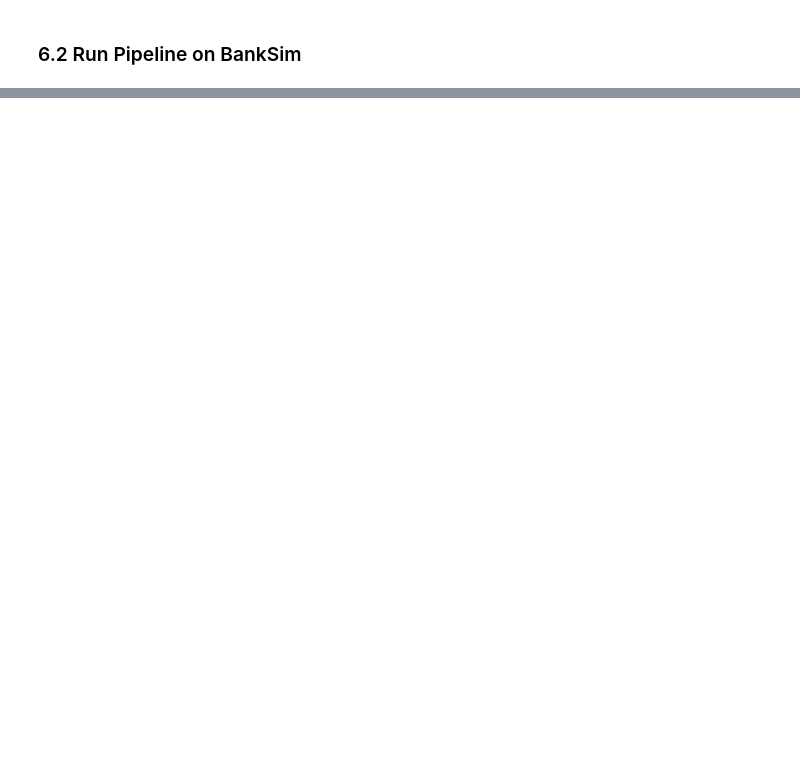
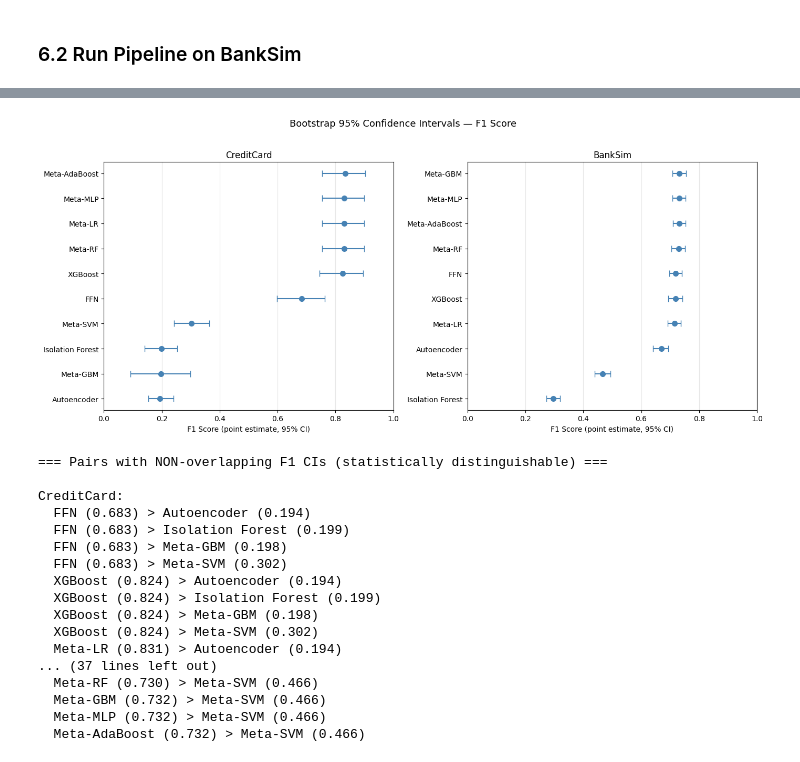
Before and after one commit to ronaldyu001/DL_Project, a Jupyter notebook: new_src/fraud_detection.ipynb, the cells around one changed output, grey strips where cells are left out. Cells and saved outputs as stored; diff of their text form; code cells hidden in the pictures; blank space fills up the shorter version.

Commit message:
Wire fraud_detection notebook to tuned base models, add bootstrap CIs and results

```diff
--- a/new_src/fraud_detection.ipynb
+++ b/new_src/fraud_detection.ipynb
@@ -479,0 +784,58 @@ display(styled_comp)
+# %%
+# Forest plot F1 score with 95% bootstrap CIs
+fig, axes = plt.subplots(1, 2, figsize=(14, 6))
+
+for ax, ds in zip(axes, ["CreditCard", "BankSim"]):
+    df = ci_df[ci_df["dataset"] == ds].sort_values("f1").reset_index(drop=True)
+    y_pos = np.arange(len(df))
+    err_lo = (df["f1"] - df["f1_lo"]).clip(lower=0)
+    err_hi = (df["f1_hi"] - df["f1"]).clip(lower=0)
+    ax.errorbar(df["f1"], y_pos, xerr=[err_lo, err_hi],
+                fmt="o", color="steelblue", capsize=4, markersize=7)
+    ax.set_yticks(y_pos)
+    ax.set_yticklabels(df["model"])
+    ax.set_xlabel("F1 Score (point estimate, 95% CI)")
+    ax.set_title(ds)
+    ax.grid(axis="x", alpha=0.3)
+    ax.set_xlim(0, 1)
+
+plt.suptitle("Bootstrap 95% Confidence Intervals — F1 Score", y=1.02, fontsize=13)
+plt.tight_layout()
+plt.show()
+
+
+# Overlap check
+print("\n=== Pairs with NON-overlapping F1 CIs (statistically distinguishable) ===")
+for ds in ["CreditCard", "BankSim"]:
+    df = ci_df[ci_df["dataset"] == ds].reset_index(drop=True)
+    print(f"\n{ds}:")
+    pairs_found = 0
+    for i in range(len(df)):
+        for j in range(i + 1, len(df)):
+            a, b = df.iloc[i], df.iloc[j]
+            # Non-overlap
+            if a["f1_lo"] > b["f1_hi"] or b["f1_lo"] > a["f1_hi"]:
+                hi, lo = (a, b) if a["f1"] > b["f1"] else (b, a)
+                print(f"  {hi['model']} ({hi['f1']:.3f}) > {lo['model']} ({lo['f1']:.3f})")
+                pairs_found += 1
+    if pairs_found == 0:
+        print("  (none — all model differences are within noise)")
+# %% [output]
+[figure, added]
+=== Pairs with NON-overlapping F1 CIs (statistically distinguishable) ===
+
+CreditCard:
+  FFN (0.683) > Autoencoder (0.194)
+  FFN (0.683) > Isolation Forest (0.199)
+  FFN (0.683) > Meta-GBM (0.198)
+  FFN (0.683) > Meta-SVM (0.302)
+  XGBoost (0.824) > Autoencoder (0.194)
+  XGBoost (0.824) > Isolation Forest (0.199)
+  XGBoost (0.824) > Meta-GBM (0.198)
+  XGBoost (0.824) > Meta-SVM (0.302)
+  Meta-LR (0.831) > Autoencoder (0.194)
+... (37 lines left out)
+  Meta-RF (0.730) > Meta-SVM (0.466)
+  Meta-GBM (0.732) > Meta-SVM (0.466)
+  Meta-MLP (0.732) > Meta-SVM (0.466)
+  Meta-AdaBoost (0.732) > Meta-SVM (0.466)
```
Also changed, not shown: parts of 21 cells of this notebook, 4 other files.
